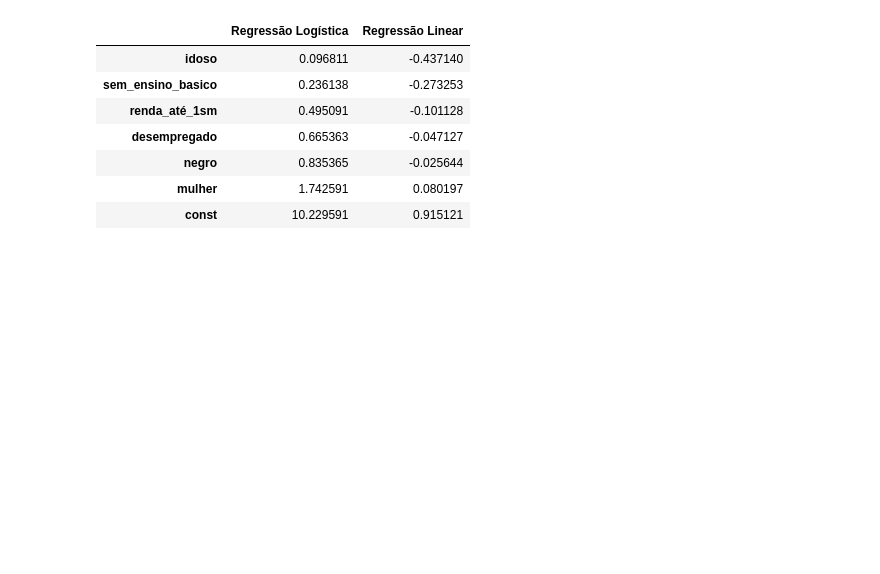
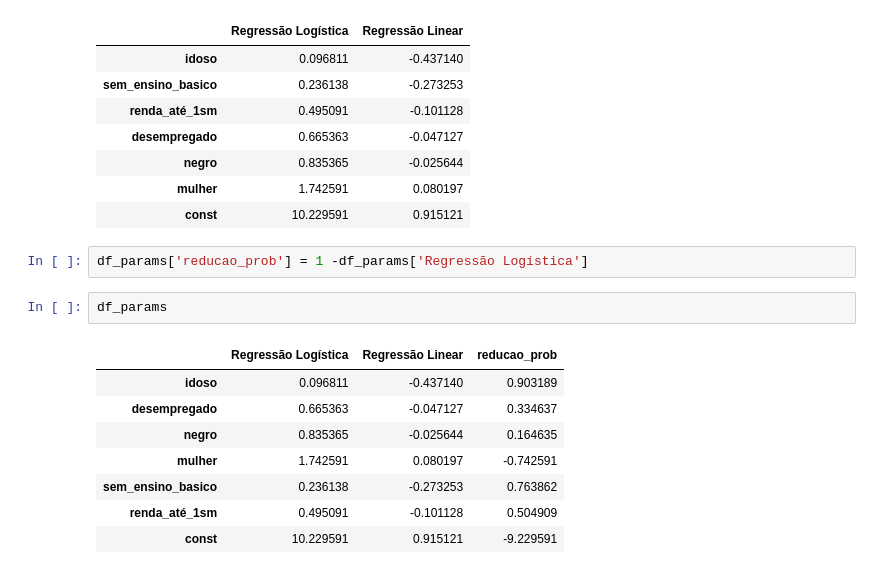
Before and after one commit to h-pgy/uso_internet_celular_sp, a Jupyter notebook: estudo_uso_celular.ipynb, the cells around one changed output. Saved outputs shown, nothing was run; the diff lists cells and outputs as text; blank space fills up the shorter version.

```diff
--- a/estudo_uso_celular.ipynb
+++ b/estudo_uso_celular.ipynb
@@ -572,3 +572,16 @@ df_params.sort_values(by='Regressão Linear')
 | negro | 0.835365 | -0.025644 |
 | mulher | 1.742591 | 0.080197 |
 | const | 10.229591 | 0.915121 |
+# %%
+df_params['reducao_prob'] = 1 -df_params['Regressão Logística']
+# %%
+df_params
+# %% [output]
+|  | Regressão Logística | Regressão Linear | reducao_prob |
+| idoso | 0.096811 | -0.437140 | 0.903189 |
+| desempregado | 0.665363 | -0.047127 | 0.334637 |
+| negro | 0.835365 | -0.025644 | 0.164635 |
+| mulher | 1.742591 | 0.080197 | -0.742591 |
+| sem_ensino_basico | 0.236138 | -0.273253 | 0.763862 |
+| renda_até_1sm | 0.495091 | -0.101128 | 0.504909 |
+| const | 10.229591 | 0.915121 | -9.229591 |
```
Also changed, not shown: parts of 3 cells of this notebook.
